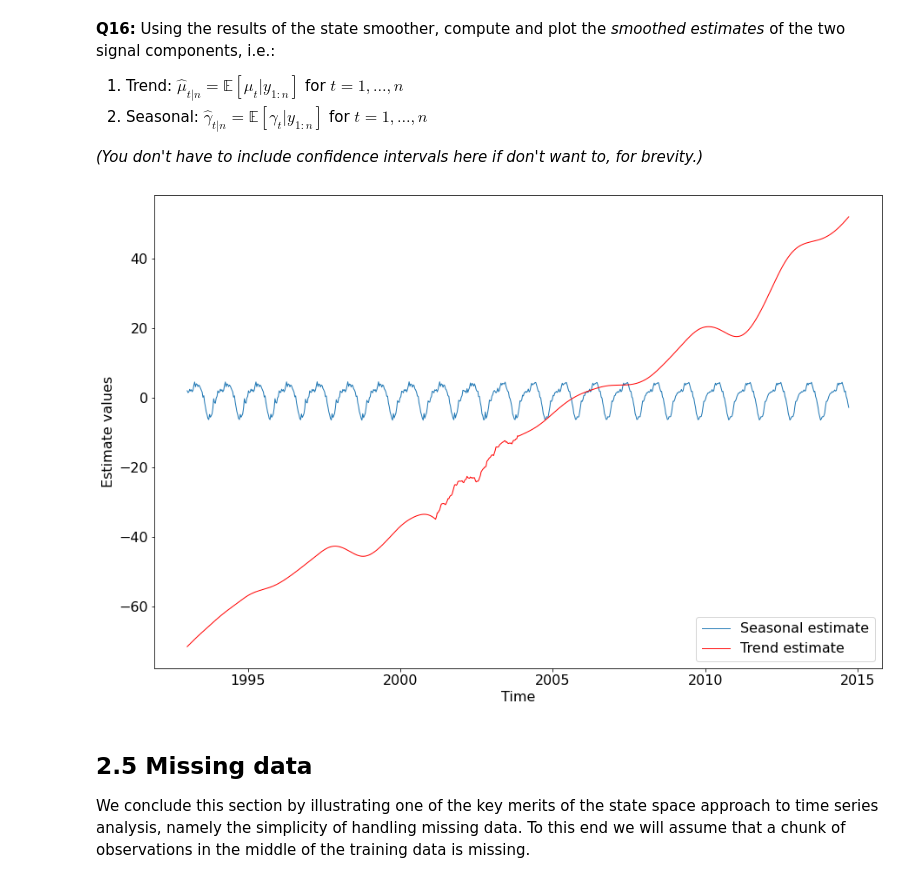
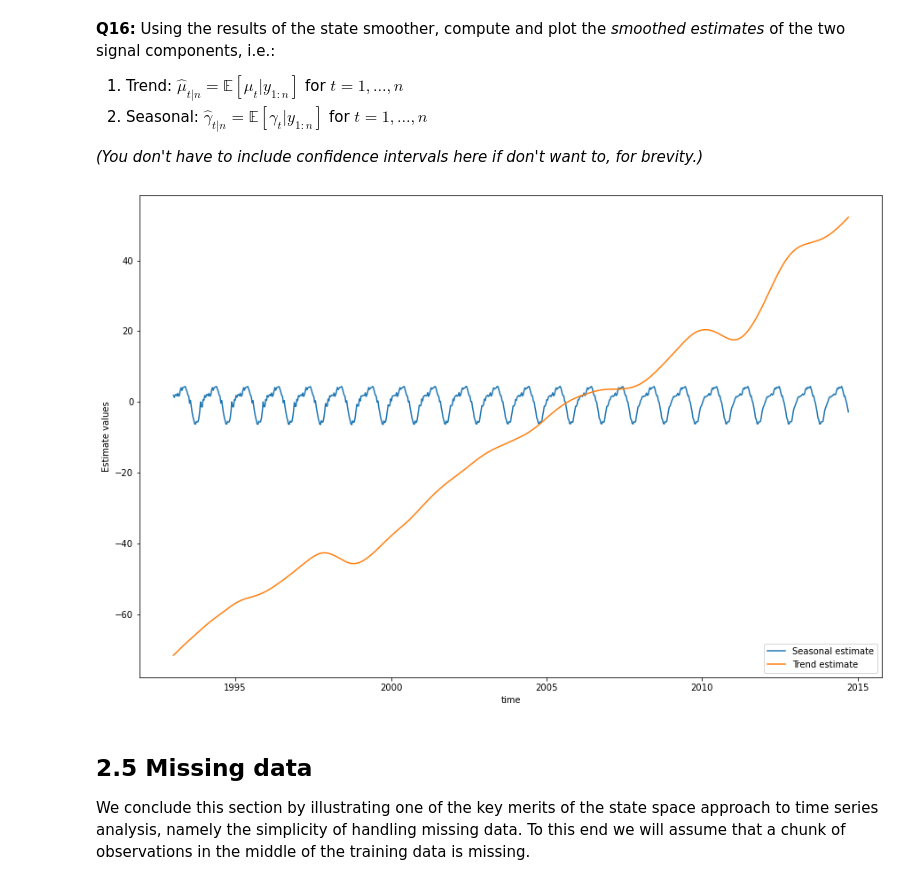
Before and after one commit to nicta839/MSc_Statistics_and_Machine_Learning, a Jupyter notebook: Time Series and Sequence Learning - 732A80/lab2/tssl_lab2.ipynb, the cells around one changed output. Drawn from its saved outputs; the diff is of its cells as text; code cells hidden in the pictures.

```diff
--- a/Time Series and Sequence Learning - 732A80/lab2/tssl_lab2.ipynb
+++ b/Time Series and Sequence Learning - 732A80/lab2/tssl_lab2.ipynb
@@ -248,7 +251,10 @@ plt.show()
 # %% [markdown]
 **Q9:** Based on the output of the Kalman filter, compute the training data log-likelihood $\log p(y_{1:n})$.
 # %%
-loglikelihood = -n/2* np.log(2*np.pi) - np.sum(np.log(kf.F_pred[0:n]) + (y_train[0:n]-kf.y_pred[0:n])**2/kf.F_pred[0:n])/2
+# We define a log_likelihood function
+def loglikelihood(y, kf):
+    return(-n/2 * np.log(2*np.pi) - np.sum(np.log(kf.F_pred[0:n]) + (y[0:n]-kf.y_pred[0:n])**2/kf.F_pred[0:n])/2)
 
-print(f"Training data log-likelihood:", loglikelihood)
+ll = loglikelihood(y_train, kf)
+print(f"Training data log-likelihood:", ll)
 # %% [output]
@@ -371,10 +371,10 @@ for r in range(1,num_iter):
     # Update Q
     Q = np.array([[sigma_trend**2, 0.], [0., sigma_sea**2]])
 # %%
-plt.rcParams.update({'font.size': 16})
-plt.plot(theta_eps , label = "Sigma Trend",linewidth=1)
-plt.plot(theta_seas, label = "Sigma Seasonal" ,linewidth=1)
-plt.title('Trace Plots of Parameters')
+plt.figure(figsize=(15,10))
+plt.plot(theta_eps , label="Sigma Trend")
+plt.plot(theta_seas, label="Sigma Seasonal")
+plt.title('Traces of Parameter Estimates')
 plt.legend(loc='right')
 plt.show()
 # %% [output]
@@ -382,6 +382,8 @@ plt.show()
 # %% [markdown]
 ## 2.4 Further analysing the data
 We will now fix the model according to the final output from the EM algorithm and further analyse the data using this model.
+# %%
+model = model_r
 # %% [markdown]
 **Q13:** Rerun the Kalman filter to compute a _long range prediction for the validation data points,_ analogously to **Q8** (you can copy-paste code from that question). That is, generate a plot which shows:
 1. The data $y_{1:n+m}$,
@@ -433,8 +433,9 @@ We can obtain refined, _smoothed,_ estimates of this signal by conditioning on a
 
 _Hint:_ Express $s_t$ in terms of $\alpha_t$. Based on this expression, compute the smoothed mean and variance of $s_t$ based on the smoothed mean and covariance of $\alpha_t$.
 # %%
-n = 800
-ks = kalman_smoother(y=y_train, model=model,kf=kalman_filt)
+ks = kalman_smoother(y=y_train, model=model, kf=kf)
+
+# Using alpha_t to compute mean and variance of s_t
 s_t = np.zeros(len(y))
 for t in range(len(y)):
     s_t[t] = np.matmul(Z, ks.alpha_pred[:,0,t])
@@ -473,14 +474,14 @@ We can shed additional light on the properties of the process under study by fur
 _(You don't have to include confidence intervals here if don't want to, for brevity.)_
 # %%
 plt.figure(figsize=(15,10))
-plt.plot(u[0:800], ks.alpha_sm[2:38,0,:].sum(axis=0)[0:800] , label = "Seasonal estimate",linewidth=1)
-plt.plot(u[0:800], ks.alpha_sm[0:2,0,:].sum(axis=0)[0:800], label = "Trend estimate", c='red',linewidth=1)
-plt.xlabel("Time")
+plt.plot(u[0:800], ks.alpha_sm[2:38,0,:].sum(axis=0)[0:800] , label ="Seasonal estimate")
+plt.plot(u[0:800], ks.alpha_sm[0:2,0,:].sum(axis=0)[0:800], label ="Trend estimate")
+plt.xlabel("time")
 plt.ylabel('Estimate values')
 plt.legend(loc='lower right')
 plt.show()
 # %% [output]
-[figure, old version]
+[figure, new version]
 # %% [markdown]
 ## 2.5 Missing data
 We conclude this section by illustrating one of the key merits of the state space approach to time series analysis, namely the simplicity of handling missing data. To this end we will assume that a chunk of observations in the middle of the training data is missing.
```
Also changed, not shown: parts of 14 cells of this notebook.
